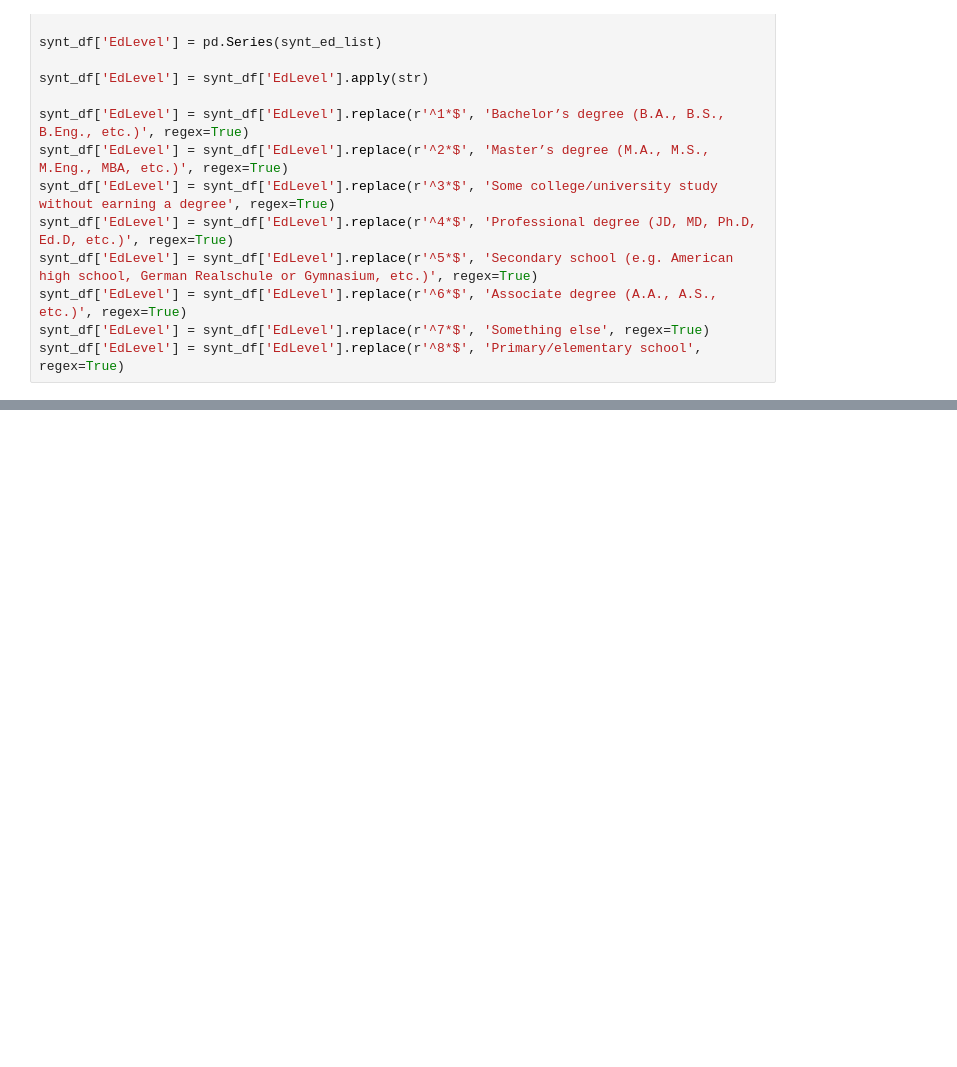
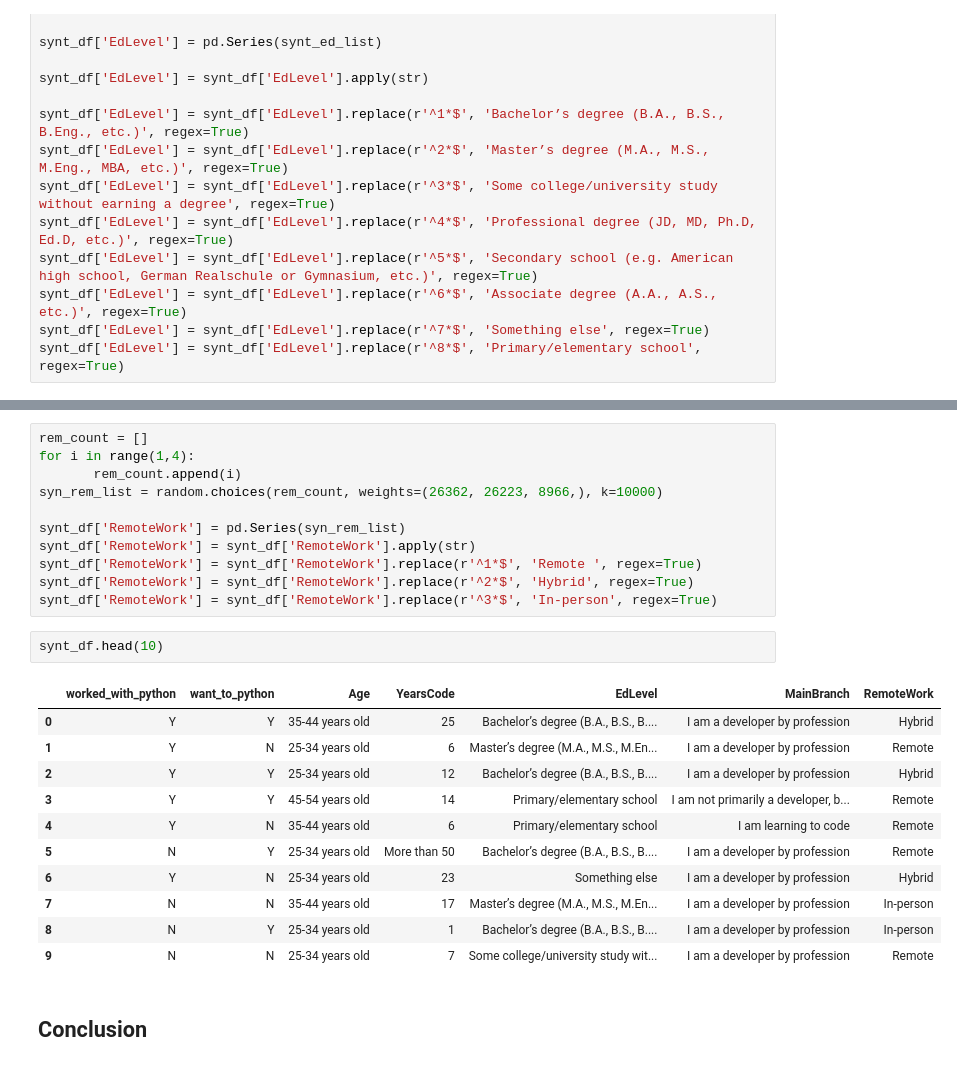
Before and after one commit to decvfox/PfDA_Project_2, a Jupyter notebook: Project_1.ipynb, the cells around one changed output, grey strips where cells are left out. Cells and saved outputs as stored; diff of their text form; blank space fills up the shorter version.

```diff
--- a/Project_1.ipynb
+++ b/Project_1.ipynb
@@ -411,0 +432,27 @@ plt.show()
+# %%
+rem_count = []
+for i in range(1,4):
+       rem_count.append(i)
+syn_rem_list = random.choices(rem_count, weights=(26362, 26223, 8966,), k=10000)
+
+synt_df['RemoteWork'] = pd.Series(syn_rem_list)
+synt_df['RemoteWork'] = synt_df['RemoteWork'].apply(str)
+synt_df['RemoteWork'] = synt_df['RemoteWork'].replace(r'^1*$', 'Remote ', regex=True)
+synt_df['RemoteWork'] = synt_df['RemoteWork'].replace(r'^2*$', 'Hybrid', regex=True)
+synt_df['RemoteWork'] = synt_df['RemoteWork'].replace(r'^3*$', 'In-person', regex=True)
+# %%
+synt_df.head(10)
+# %% [output]
+|  | worked_with_python | want_to_python | Age | YearsCode | EdLevel | MainBranch | RemoteWork |
+| 0 | Y | Y | 35-44 years old | 25 | Bachelor’s degree (B.A., B.S., B.... | I am a developer by profession | Hybrid |
+| 1 | Y | N | 25-34 years old | 6 | Master’s degree (M.A., M.S., M.En... | I am a developer by profession | Remote |
+| 2 | Y | Y | 25-34 years old | 12 | Bachelor’s degree (B.A., B.S., B.... | I am a developer by profession | Hybrid |
+| 3 | Y | Y | 45-54 years old | 14 | Primary/elementary school | I am not primarily a developer, b... | Remote |
+| 4 | Y | N | 35-44 years old | 6 | Primary/elementary school | I am learning to code | Remote |
+| 5 | N | Y | 25-34 years old | More than 50 | Bachelor’s degree (B.A., B.S., B.... | I am a developer by profession | Remote |
+| 6 | Y | N | 25-34 years old | 23 | Something else | I am a developer by profession | Hybrid |
+| 7 | N | N | 35-44 years old | 17 | Master’s degree (M.A., M.S., M.En... | I am a developer by profession | In-person |
+| 8 | N | Y | 25-34 years old | 1 | Bachelor’s degree (B.A., B.S., B.... | I am a developer by profession | In-person |
+| 9 | N | N | 25-34 years old | 7 | Some college/university study wit... | I am a developer by profession | Remote |
+# %% [markdown]
+## Conclusion
```
Also changed, not shown: parts of 18 cells of this notebook.
